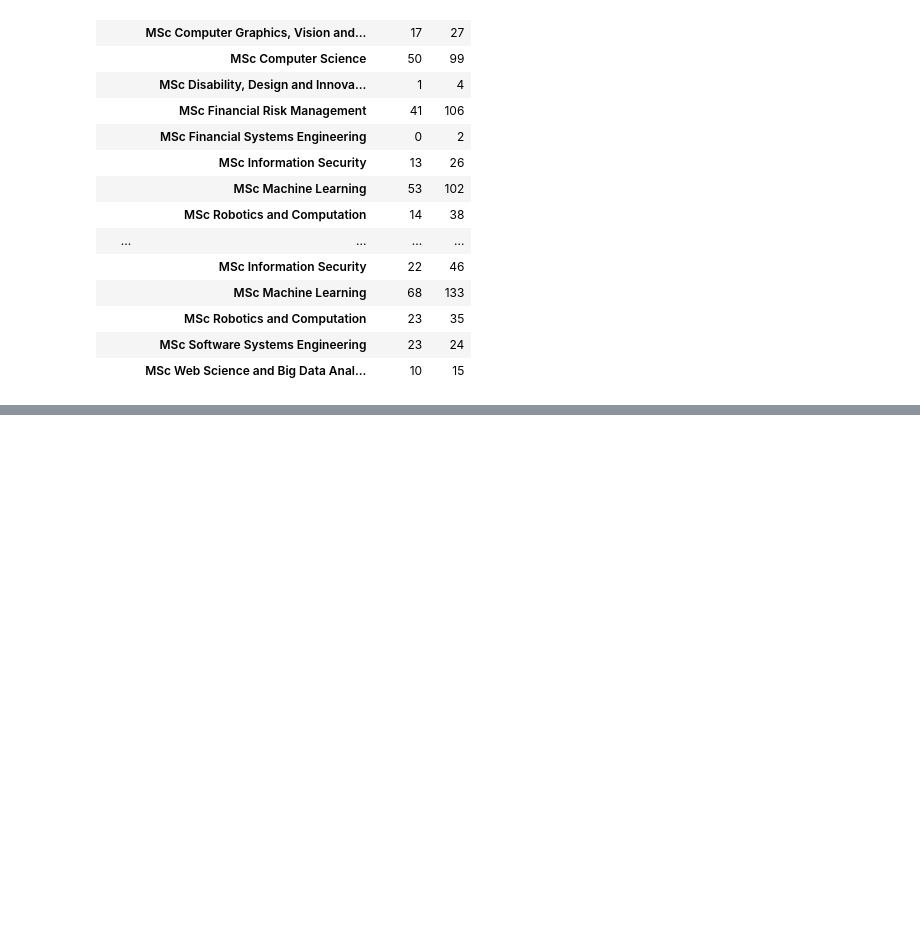
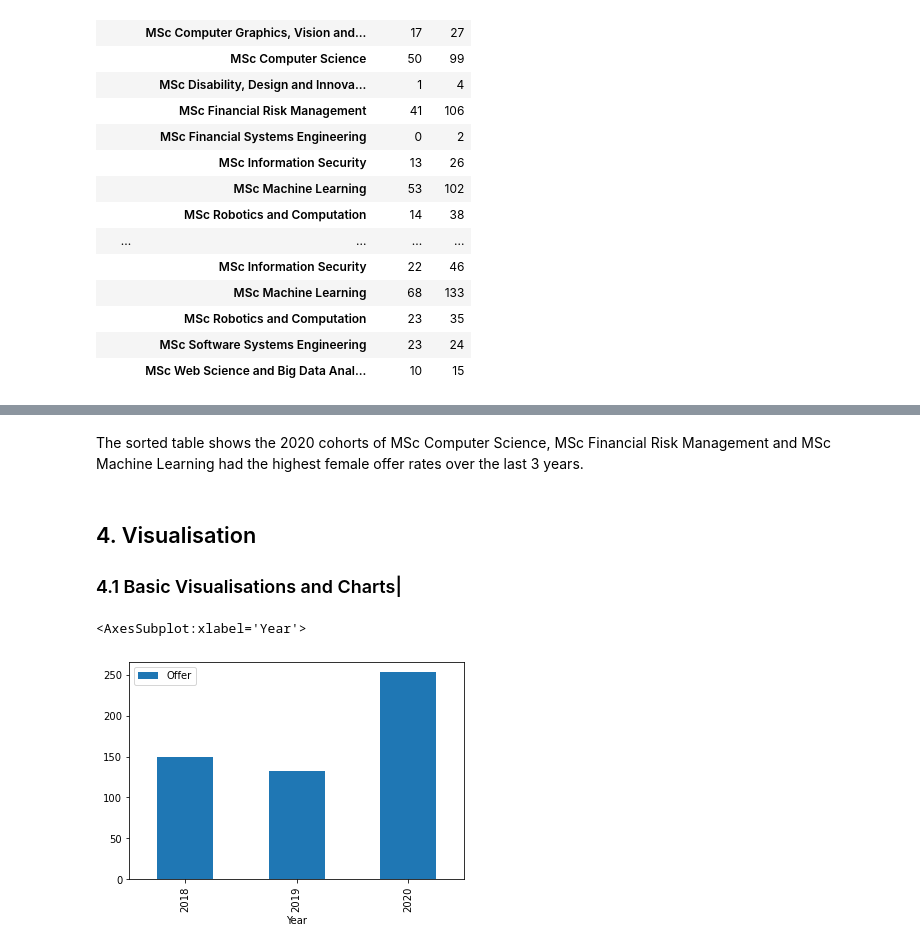
Before and after one commit to sammcilroy/ucl_jupyter_walkthrough, a Jupyter notebook: ucl_jupyter_walkthrough.ipynb, the cells around one changed output, grey strips where cells are left out. Drawn from its saved outputs; the diff is of its cells as text; code cells hidden in the pictures; blank space fills up the shorter version.

```diff
--- a/ucl_jupyter_walkthrough.ipynb
+++ b/ucl_jupyter_walkthrough.ipynb
@@ -83,0 +148,16 @@ Inspecting the admissions data....
+# %%
+'''
+The datatypes are now showing as objects (mixed data types). This is expected as strings in
+Python are variable length arrays of characters. We can force the data to be strings of fixed
+length but that is not what we want here.
+
+We can also specify/force the data types when importing the data which can be a better practice,
+although can become unweildy with larger datasets...
+'''
+admissions = pd.read_csv('ucl_cs_pg_admissions_synthesized.csv', dtype={'CAP_AYRC': 'int64',
+                                                                       'CAP_CRSC': 'str',
+                                                                       'STU_GEND': 'str',
+                                                                       'STU_CODC': 'str',
+                                                                       'CAP_IDRC': 'str'})
+
+admissions.head()
@@ -131,8 +210,0 @@ admissions.head()
-# %%
-# changing data types
-'''
-we'll want to make sure any codes that could be interpreted as ints are seen as strings
-'''
-admissions['Year'] = admissions['Year'].astype(str)
-admissions['Course Code'] = admissions['Course Code'].astype(str)
-admissions['Domicile Code'] = admissions['Domicile Code'].astype(str)
@@ -371,0 +524,18 @@ cs_offers.plot(kind='bar')
+# %% [markdown]
+The sorted table shows the 2020 cohorts of MSc Computer Science, MSc Financial Risk Management and MSc Machine Learning had the highest female offer rates over the last 3 years.
+# %% [markdown]
+## 4. Visualisation
+
+### 4.1 Basic Visualisations and Charts|
+# %%
+'''
+Basic Chart/Plot
+
+Show the number of total offers by year. Simple Bar Chart. There are many chart 'kinds' to experiment with
+in your own reports.
+'''
+
+cs_offers.plot(kind='bar')
+# %% [output]
+<AxesSubplot:xlabel='Year'>
+[figure, added]
```
Also changed, not shown: parts of 27 cells of this notebook, 1 other file.
